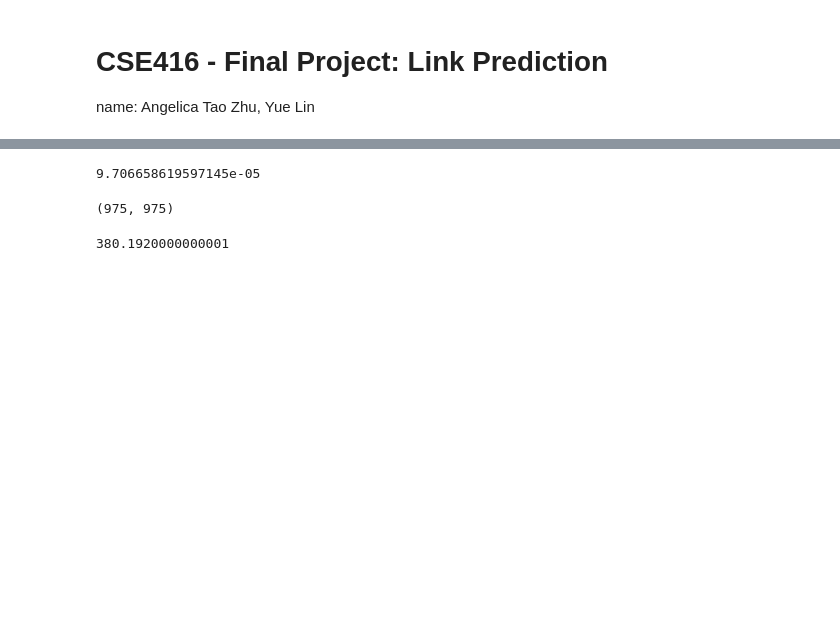
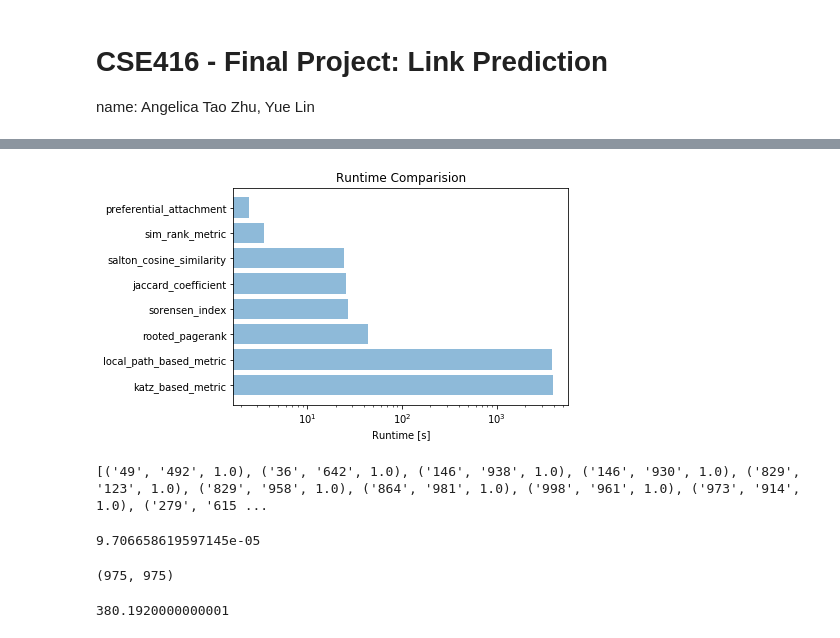
Before and after one commit to Tehiaohiao/link-prediction, a Jupyter notebook: link-prediction.ipynb, the cells around one changed output, grey strips where cells are left out. Cells and saved outputs as stored; diff of their text form; code cells hidden in the pictures; blank space fills up the shorter version.

```diff
--- a/link-prediction.ipynb
+++ b/link-prediction.ipynb
@@ -462,0 +679,25 @@ pred = rank(pred)
+# %%
+runtime_list = [("sorensen_index", 27.09092879295349), ("jaccard_coefficient", 25.885604858398438), ("salton_cosine_similarity", 24.5566189289093), ("preferential_attachment", 2.428096055984497), ("katz_based_metric", 3928.244481086731), ("local_path_based_metric",3872.1378161907196), ("rooted_pagerank", 43.99491000175476), ("sim_rank_metric", 3.515040874481201)] #sim_rank_metric
+runtime_list = sorted(runtime_list, key=lambda x: x[1], reverse=True)
+
+method_names = []
+runtimes = []
+for item in runtime_list:
+    method_names.append(item[0])
+    runtimes.append(item[1])
+
+
+y_pos = np.arange(len(method_names))
+
+plt.barh(y_pos, runtimes, align='center', alpha=0.5)
+plt.yticks(y_pos, method_names)
+plt.xscale('log')
+
+plt.xlabel('Runtime [s]')
+
+plt.title('Runtime Comparision')
+
+plt.savefig("Runtime_Comparision.png", dpi=800, bbox_inches = 'tight') # save as png
+plt.show()
+# %% [output]
+[figure, added]
@@ -463,3 +708,7 @@ pred = rank(pred)
+# %%
+print(ranked[:100])
+# %% [output]
+[('49', '492', 1.0), ('36', '642', 1.0), ('146', '938', 1.0), ('146', '930', 1.0), ('829', '123', 1.0), ('829', '958', 1.0), ('864', '981', 1.0), ('998', '961', 1.0), ('973', '914', 1.0), ('279', '615 ...
 # %%
 D_inv = np.linalg.pinv(D)
 e = 0.2
```
Also changed, not shown: parts of 32 cells of this notebook, 15 other files.
